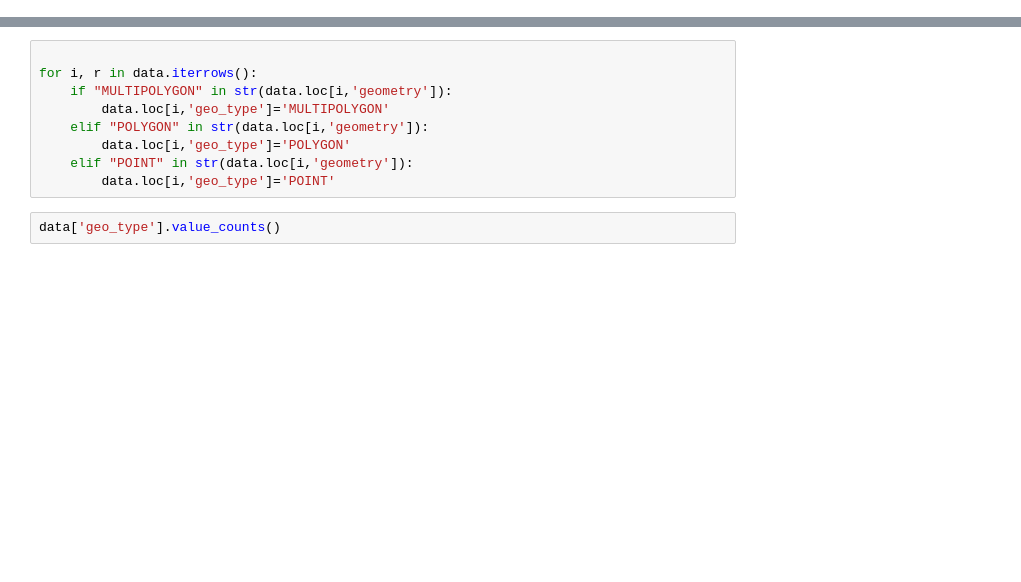
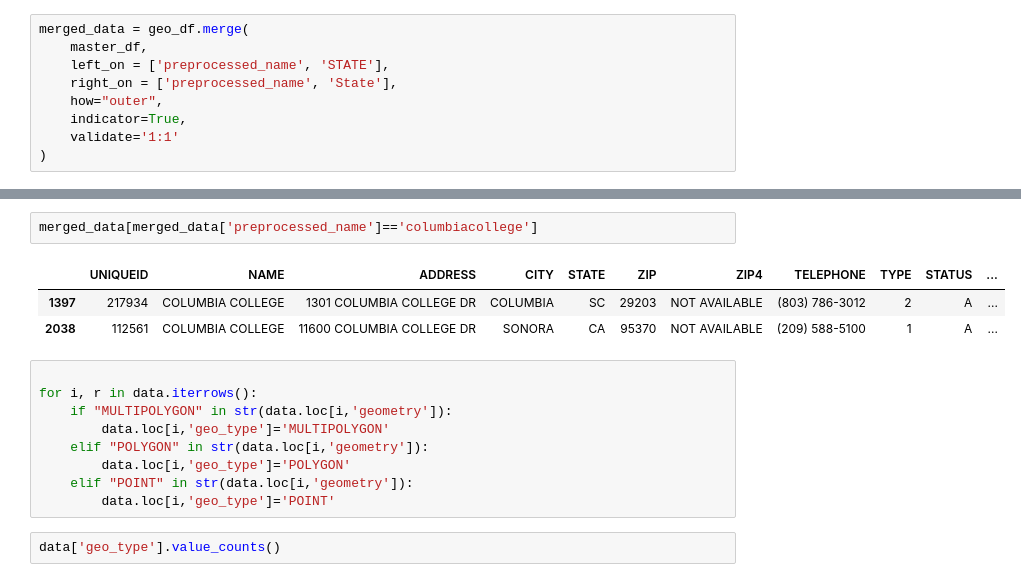
Before and after one commit to nickeubank/mtv_viacom_capstone, a Jupyter notebook: 50_misc_code/arcgis data.ipynb, the cells around one changed output, grey strips where cells are left out. Saved outputs shown, nothing was run; the diff lists cells and outputs as text; blank space fills up the shorter version.

Commit message:
fixed many to many merge

```diff
--- a/50_misc_code/arcgis data.ipynb
+++ b/50_misc_code/arcgis data.ipynb
@@ -21,0 +79,9 @@ data
+# %%
+merged_data = geo_df.merge(
+    master_df,
+    left_on = ['preprocessed_name', 'STATE'],
+    right_on = ['preprocessed_name', 'State'],
+    how="outer",
+    indicator=True,
+    validate='1:1'
+)
@@ -22,3 +142,9 @@ data
+# %%
+merged_data[merged_data['preprocessed_name']=='columbiacollege']
+# %% [output]
+|  | UNIQUEID | NAME | ADDRESS | CITY | STATE | ZIP | ZIP4 | TELEPHONE | TYPE | STATUS | ... |
+| 1397 | 217934 | COLUMBIA COLLEGE | 1301 COLUMBIA COLLEGE DR | COLUMBIA | SC | 29203 | NOT AVAILABLE | (803) 786-3012 | 2 | A | ... |
+| 2038 | 112561 | COLUMBIA COLLEGE | 11600 COLUMBIA COLLEGE DR | SONORA | CA | 95370 | NOT AVAILABLE | (209) 588-5100 | 1 | A | ... |
 # %%
 
 for i, r in data.iterrows():
```
Also changed, not shown: parts of 13 cells of this notebook, 18 other files.
